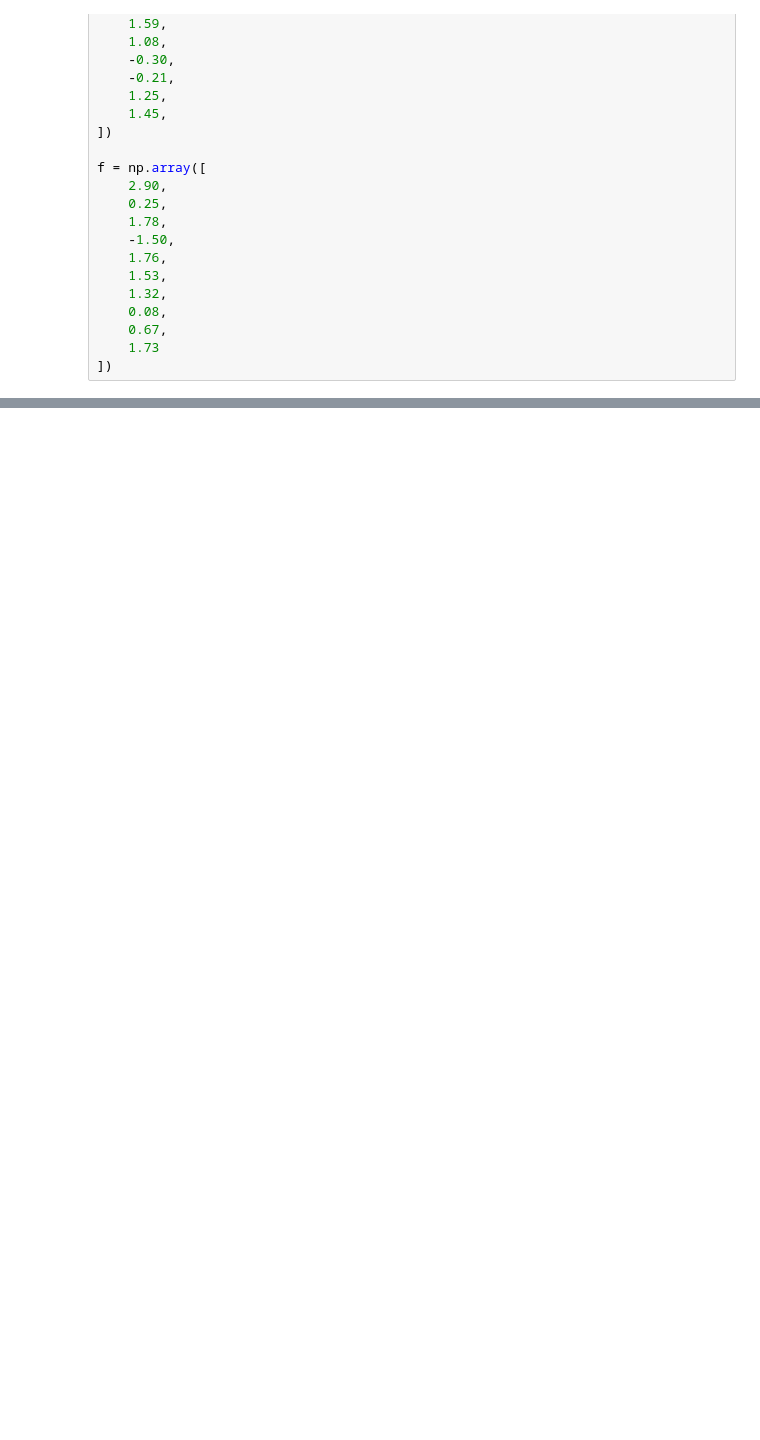
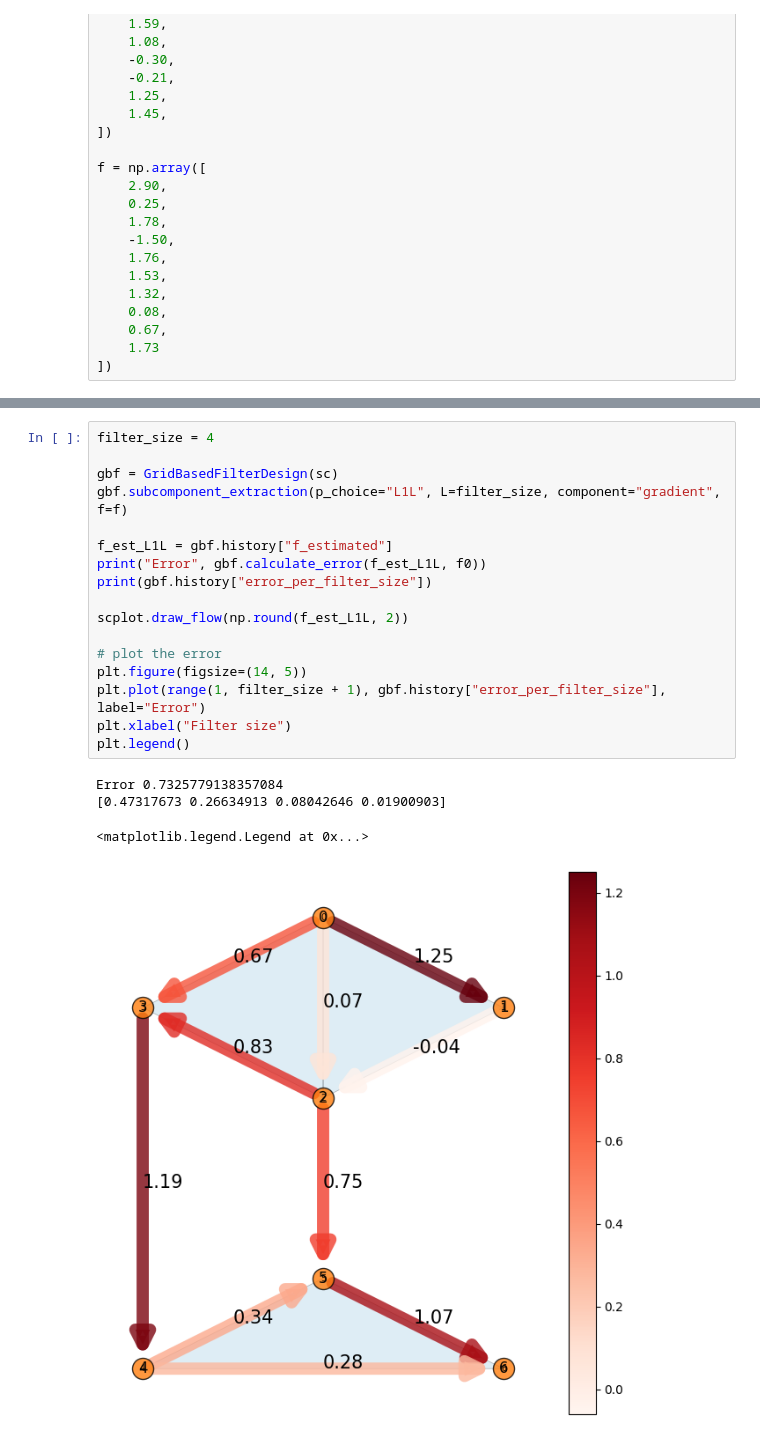
Before and after one commit to irtazahashmi/pytspl, a Jupyter notebook: notebooks/grid_based_filter_design.ipynb, the cells around one changed output, grey strips where cells are left out. Cells and saved outputs as stored; diff of their text form; blank space fills up the shorter version.

```diff
--- a/notebooks/grid_based_filter_design.ipynb
+++ b/notebooks/grid_based_filter_design.ipynb
@@ -85,0 +97,22 @@ Text(0.5, 0, 'Filter size')
+# %%
+filter_size = 4
+
+gbf = GridBasedFilterDesign(sc)
+gbf.subcomponent_extraction(p_choice="L1L", L=filter_size, component="gradient", f=f)
+
+f_est_L1L = gbf.history["f_estimated"]
+print("Error", gbf.calculate_error(f_est_L1L, f0))
+print(gbf.history["error_per_filter_size"])
+
+scplot.draw_flow(np.round(f_est_L1L, 2))
+
+# plot the error
+plt.figure(figsize=(14, 5))
+plt.plot(range(1, filter_size + 1), gbf.history["error_per_filter_size"], label="Error")
+plt.xlabel("Filter size")
+plt.legend()
+# %% [output]
+Error 0.7325779138357084
+[0.47317673 0.26634913 0.08042646 0.01900903]
+<matplotlib.legend.Legend at 0x...>
+[figure, added]
```
Also changed, not shown: parts of 6 cells of this notebook, 11 other files.
